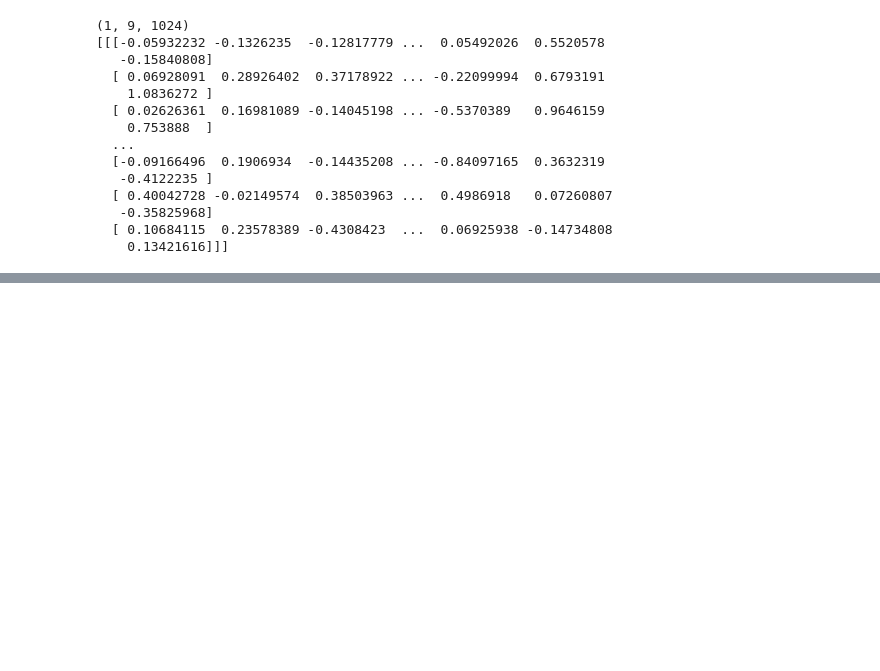
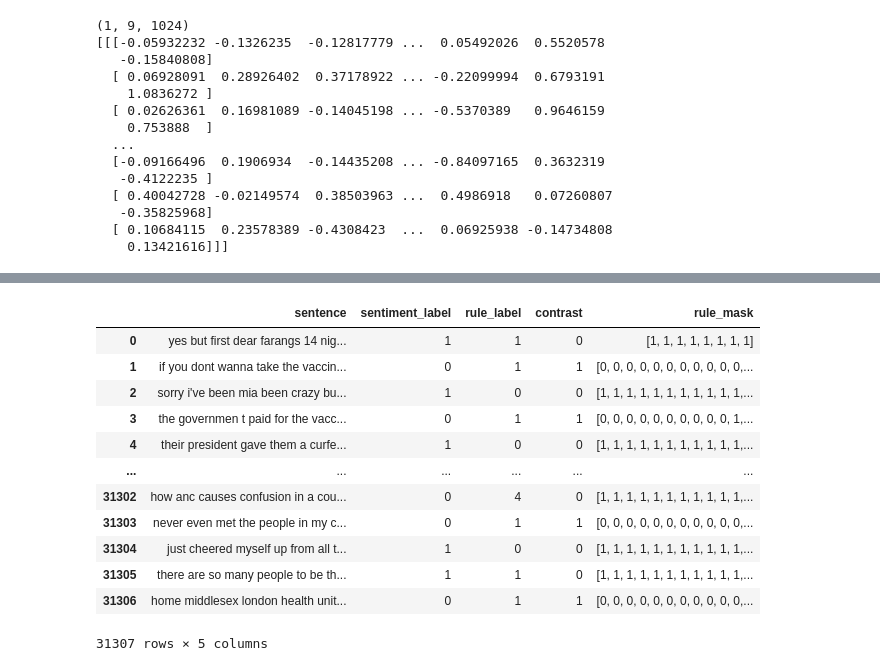
Before and after one commit to shashgpt/covid_19_twitter_SIGIR2024, a Jupyter notebook: analysis.ipynb, the cells around one changed output, grey strips where cells are left out. Saved outputs shown, nothing was run; the diff lists cells and outputs as text; code cells hidden in the pictures; blank space fills up the shorter version.

```diff
--- a/analysis.ipynb
+++ b/analysis.ipynb
@@ -929,7 +942,7 @@ counters_init = {
                 }
 
 for counter in range(1, 501):
-    file_name = "construct_dataset/assets/processed_dataset/without_rule_label_consistency_check_corona_tweets_"+str(counter)+"_counters.pickle"
+    file_name = "construct_dataset/assets/processed_dataset/WithoutRuleLabelConsistencyCheck_FixedErrorInCounters_RemovedLangCheck_RemovedLengthCheck_corona_tweets_"+str(counter)+"_counters.pickle"
     try:
         counters = pickle.load(open(file_name, "rb"))
     except:
@@ -945,6 +958,23 @@ for counter in range(1, 501):
             counters_init["counter_no_rule_with_rule_syntactic_structure"] = counters_init["counter_no_rule_with_rule_syntactic_structure"] + counters[key]
         else:
             counters_init[key] = counters_init[key] + counters[key]
+
+# file_name = "construct_dataset/assets/processed_dataset/tweets_file_counters.pickle"
+# try:
+#     counters = pickle.load(open(file_name, "rb"))
+# except:
+#     print("%s does not exists", counter)
+# for key in counters.keys():
+#     if key in ["consistency_check", "vader_accuracy", "roberta_accuracy"]:
+#         pass
+#     elif key == "counter_blue_area_positive":
+#         counters_init["counter_no_rule_positive"] = counters_init["counter_no_rule_positive"] + counters[key]
+#     elif key == "counter_blue_area_negative":
+#         counters_init["counter_no_rule_negative"] = counters_init["counter_no_rule_negative"] + counters[key]
+#     elif key == "counter_no_rule_rule_syntactic_structure":
+#         counters_init["counter_no_rule_with_rule_syntactic_structure"] = counters_init["counter_no_rule_with_rule_syntactic_structure"] + counters[key]
+#     else:
+#         counters_init[key] = counters_init[key] + counters[key]
 # %% [output]
 %s does not exists 4
 %s does not exists 8
@@ -1250,0 +1525,6 @@ self.model = model
+# %%
+import pickle
+
+file_name = "flat_classifiers/assets/configurations/mlp_1e5LearningRate_200Epochs_DropoutTuningOnValLoss.pickle"
+configurations = pickle.load(open(file_name, "rb"))
+print(configurations["hyperparameters"].get("dropout"))
@@ -1250,0 +1553,22 @@ self.model = model
+# %%
+import pickle
+import pandas as pd
+
+with open("ikd/datasets/covid19-twitter_RulesBalanced/preprocessed_dataset.pickle", "rb") as handle:
+    dataset = pickle.load(handle)
+    dataset = pd.DataFrame(dataset)
+dataset
+# %% [output]
+|  | sentence | sentiment_label | rule_label | contrast | rule_mask |
+| 0 | yes but first dear farangs 14 nig... | 1 | 1 | 0 | [1, 1, 1, 1, 1, 1, 1, 1] |
+| 1 | if you dont wanna take the vaccin... | 0 | 1 | 1 | [0, 0, 0, 0, 0, 0, 0, 0, 0, 0, 0,... |
+| 2 | sorry i've been mia been crazy bu... | 1 | 0 | 0 | [1, 1, 1, 1, 1, 1, 1, 1, 1, 1, 1,... |
+| 3 | the governmen t paid for the vacc... | 0 | 1 | 1 | [0, 0, 0, 0, 0, 0, 0, 0, 0, 0, 1,... |
+| 4 | their president gave them a curfe... | 1 | 0 | 0 | [1, 1, 1, 1, 1, 1, 1, 1, 1, 1, 1,... |
+| ... | ... | ... | ... | ... | ... |
+| 31302 | how anc causes confusion in a cou... | 0 | 4 | 0 | [1, 1, 1, 1, 1, 1, 1, 1, 1, 1, 1,... |
+| 31303 | never even met the people in my c... | 0 | 1 | 1 | [0, 0, 0, 0, 0, 0, 0, 0, 0, 0, 0,... |
+| 31304 | just cheered myself up from all t... | 1 | 0 | 0 | [1, 1, 1, 1, 1, 1, 1, 1, 1, 1, 1,... |
+| 31305 | there are so many people to be th... | 1 | 1 | 0 | [1, 1, 1, 1, 1, 1, 1, 1, 1, 1, 1,... |
+| 31306 | home middlesex london health unit... | 0 | 1 | 1 | [0, 0, 0, 0, 0, 0, 0, 0, 0, 0, 0,... |
+31307 rows × 5 columns
```
Also changed, not shown: parts of 17 cells of this notebook, 13 other files.
